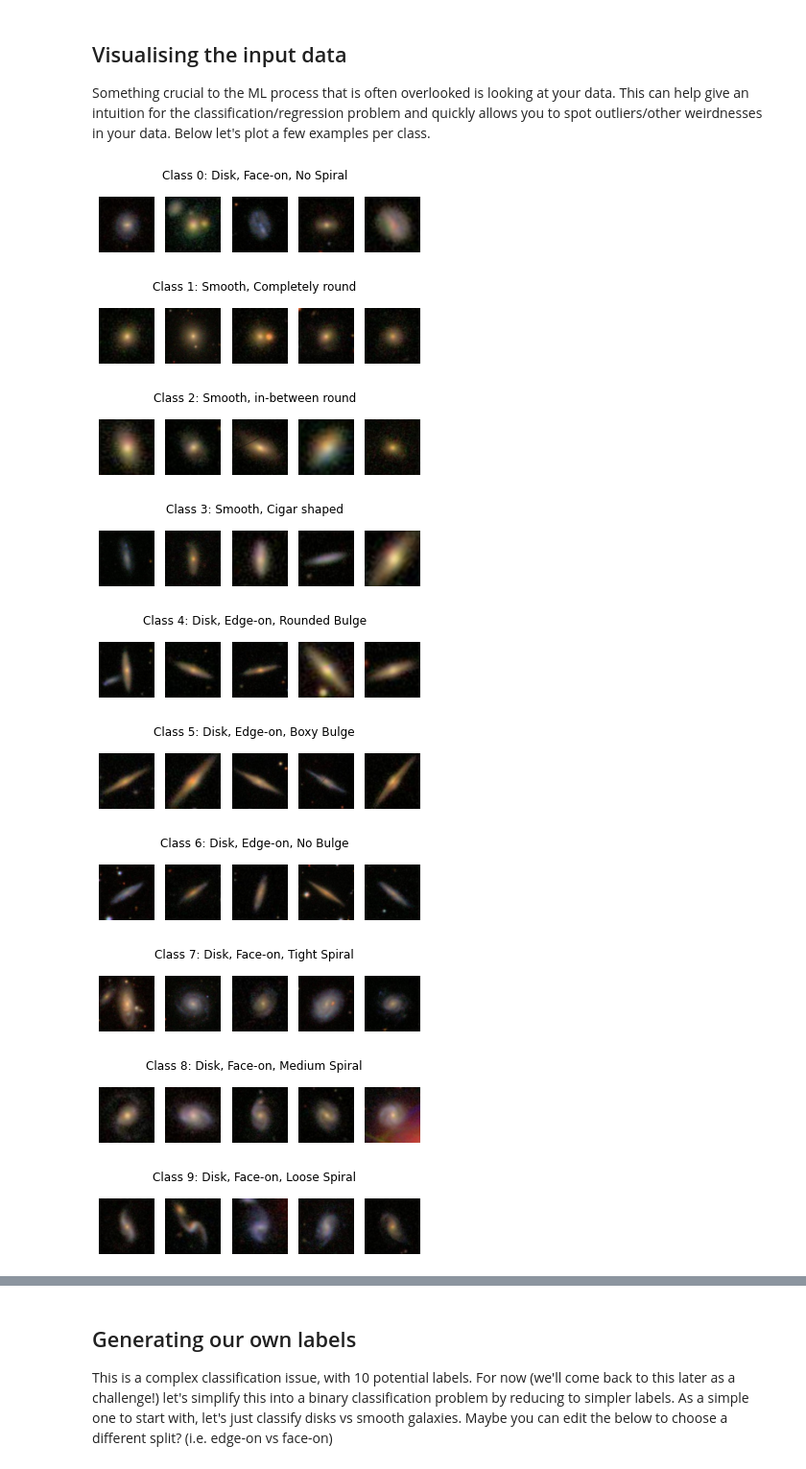
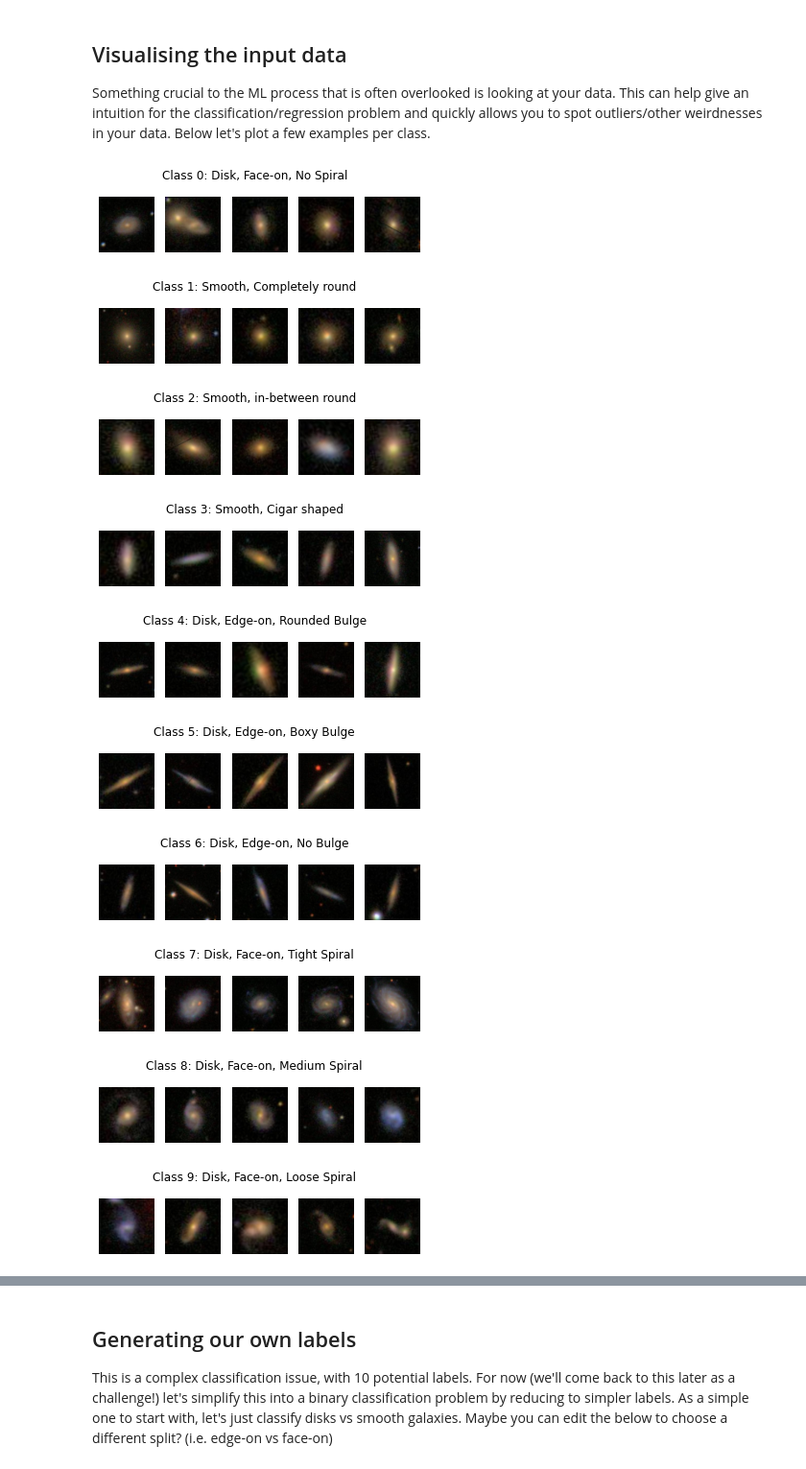
Before and after one commit to raphhbw/WAKE_workshops, a Jupyter notebook: machine_learning/session_02/s2_ml_for_modern_astronomy.ipynb, the cells around one changed output, grey strips where cells are left out. Shown: that part at 96% size. Drawn from its saved outputs; the diff is of its cells as text; code cells hidden in the pictures.

```diff
--- a/machine_learning/session_02/s2_ml_for_modern_astronomy.ipynb
+++ b/machine_learning/session_02/s2_ml_for_modern_astronomy.ipynb
@@ -46,8 +49,11 @@ utime(../data/Galaxy10.h5.2): No such file or directory
 # %%
 # Load data into memory
+subsample_factor = 3
+
+
 with h5py.File("../data/Galaxy10.h5", "r") as data:
-    images = np.array(data["images"])
-    labels = np.array(data["ans"])
+    images = np.array(data["images"])[::subsample_factor]
+    labels = np.array(data["ans"])[::subsample_factor]
 
 class_label_map = {
     "0": "Disk, Face-on, No Spiral",
@@ -68,26 +74,27 @@ Something crucial to the ML process that is often overlooked is looking at your
 # %%
 n_galaxies_to_show = 5
 for cl in np.unique(labels):
     fig, ax = plt.subplots(1, n_galaxies_to_show)
     mask = np.argwhere(cl == labels)[:n_galaxies_to_show, 0]
+    n_available_glx = mask.sum()
 
     plt.suptitle(f"Class {cl}: {class_label_map[str(cl)]}", y=0.7)
     for a, idx in zip(ax, mask):
-        a.imshow(images[idx])
+        a.imshow(images[idx], aspect=1)
         a.axis("off")
 
     plt.show()
 # %% [output]
-[figure, old version]
+[figure, new version]
-[figure, old version]
+[figure, new version]
-[figure, old version]
+[figure, new version]
-[figure, old version]
+[figure, new version]
-[figure, old version]
+[figure, new version]
-[figure, old version]
+[figure, new version]
-[figure, old version]
+[figure, new version]
-[figure, old version]
+[figure, new version]
-[figure, old version]
+[figure, new version]
-[figure, old version]
+[figure, new version]
 # %%
 class_label, count = np.unique(labels, return_counts=True)
 
```
Also changed, not shown: parts of 14 cells of this notebook.
